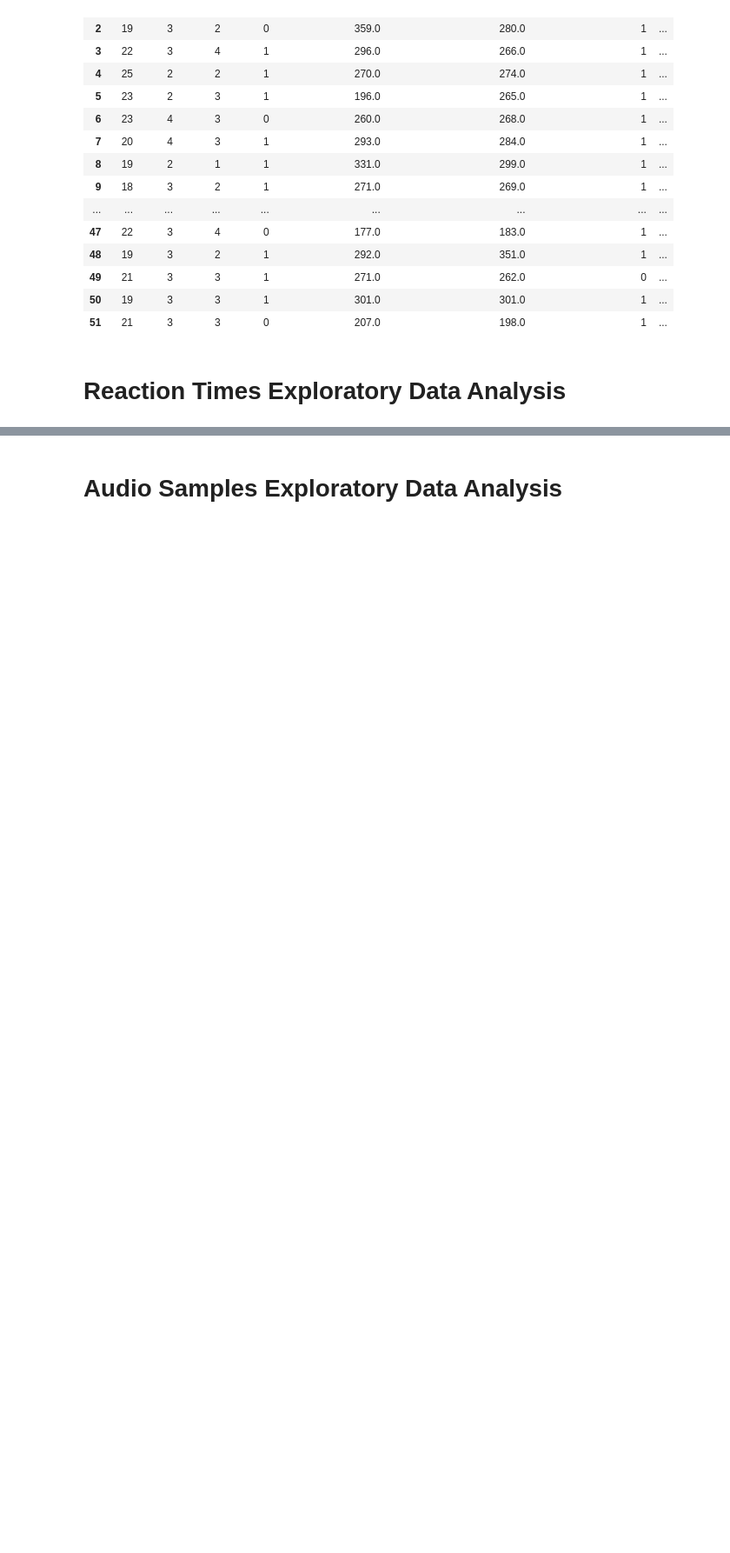
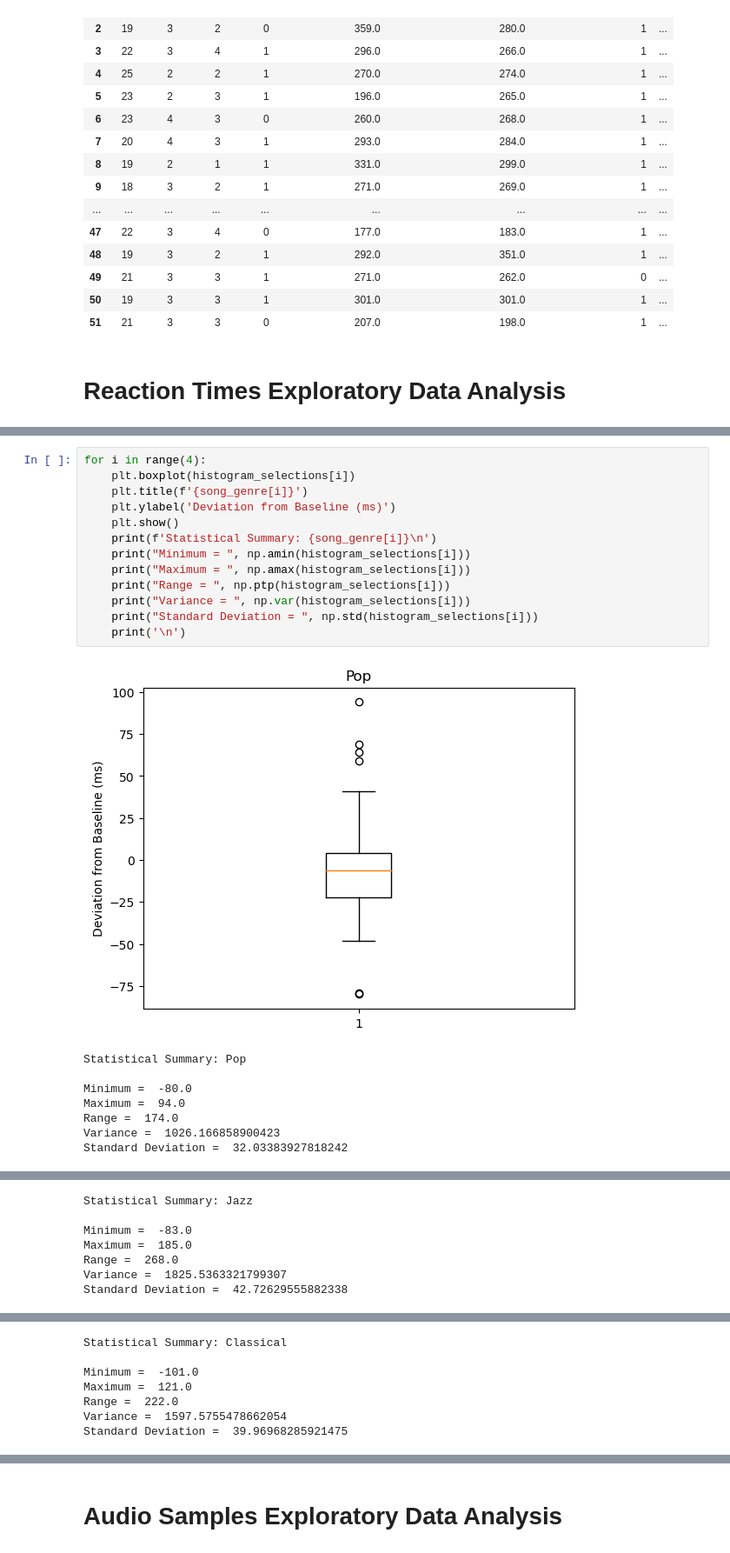
Before and after one commit to kzhang7802/Tuning-In-to-Tempo, a Jupyter notebook: Tuning in to Tempo.ipynb, the cells around one changed output, grey strips where cells are left out. Shown at 87% size. Drawn from its saved outputs; the diff is of its cells as text; blank space fills up the shorter version.

```diff
--- a/Tuning in to Tempo.ipynb
+++ b/Tuning in to Tempo.ipynb
@@ -197,0 +230,22 @@ for i in range(4):
+# %%
+for i in range(4):
+    plt.boxplot(histogram_selections[i])
+    plt.title(f'{song_genre[i]}')
+    plt.ylabel('Deviation from Baseline (ms)')
+    plt.show()
+    print(f'Statistical Summary: {song_genre[i]}\n')
+    print("Minimum = ", np.amin(histogram_selections[i]))
+    print("Maximum = ", np.amax(histogram_selections[i]))
+    print("Range = ", np.ptp(histogram_selections[i]))
+    print("Variance = ", np.var(histogram_selections[i]))
+    print("Standard Deviation = ", np.std(histogram_selections[i]))
+    print('\n')
+# %% [output]
+[figure, added]
+Statistical Summary: Pop
+
+Minimum =  -80.0
+Maximum =  94.0
+Range =  174.0
+Variance =  1026.166858900423
+Standard Deviation =  32.03383927818242
@@ -197,0 +253,7 @@ for i in range(4):
+Statistical Summary: Jazz
+
+Minimum =  -83.0
+Maximum =  185.0
+Range =  268.0
+Variance =  1825.5363321799307
+Standard Deviation =  42.72629555882338
@@ -197,0 +261,7 @@ for i in range(4):
+Statistical Summary: Classical
+
+Minimum =  -101.0
+Maximum =  121.0
+Range =  222.0
+Variance =  1597.5755478662054
+Standard Deviation =  39.96968285921475
```
Also changed, not shown: parts of 9 cells of this notebook.
